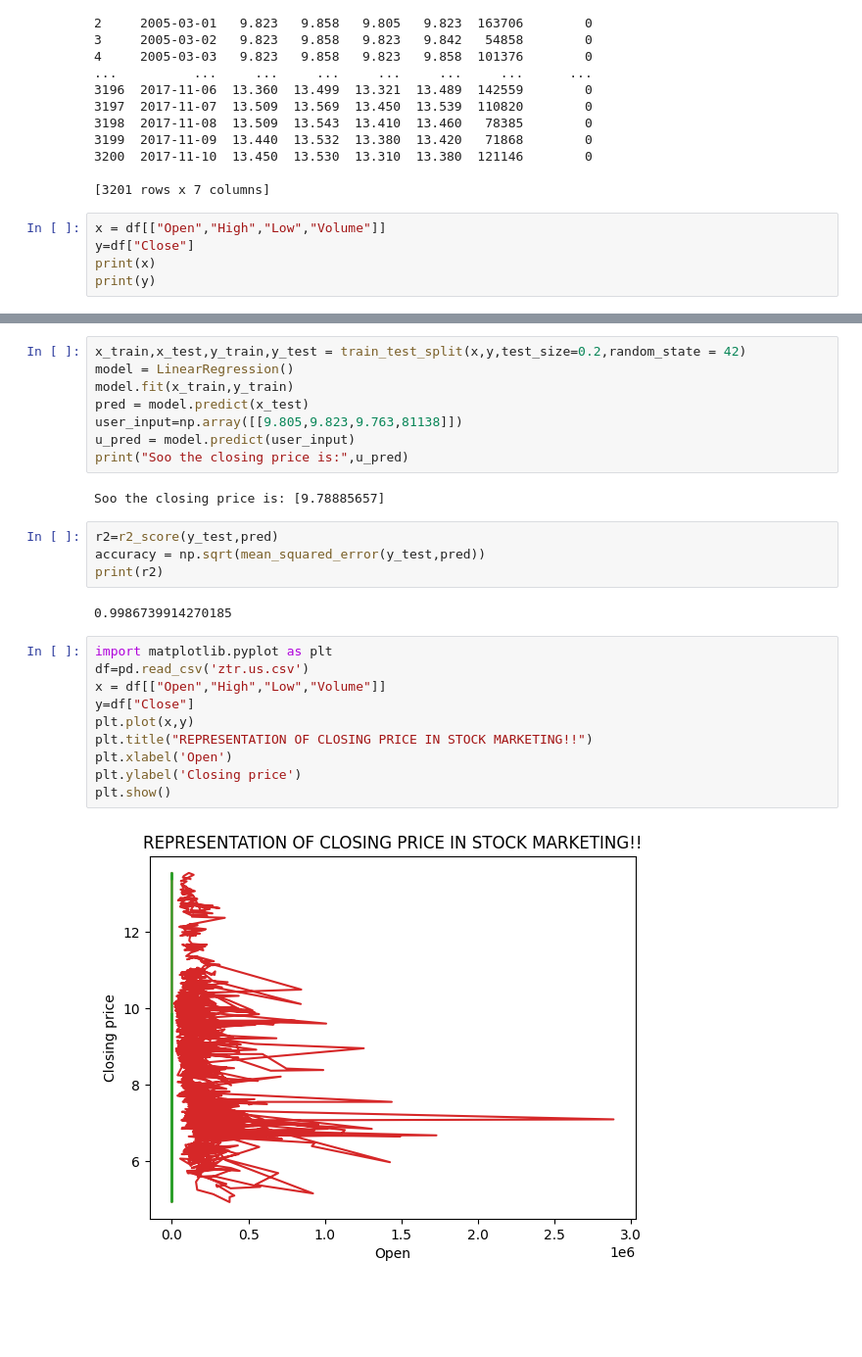
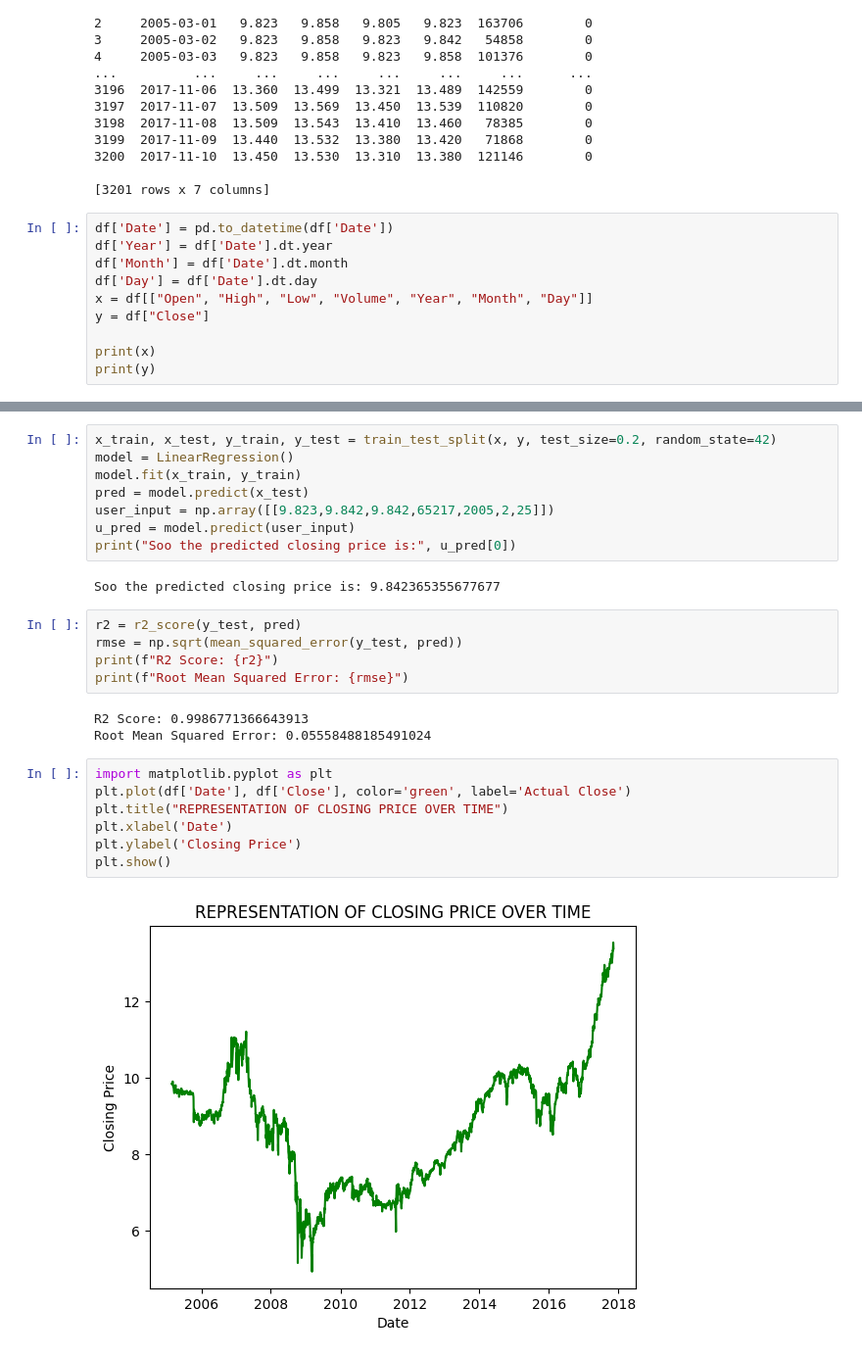
Before and after one commit to Saisneha0209/Machine-Learning, a Jupyter notebook: Stock_Market_Prediction.ipynb, the cells around one changed output, grey strips where cells are left out. Shown at 98% size. Saved outputs shown, nothing was run; the diff lists cells and outputs as text; blank space fills up the shorter version.

```diff
--- a/Stock_Market_Prediction.ipynb
+++ b/Stock_Market_Prediction.ipynb
@@ -27,8 +27,13 @@ print(df)
 
 [3201 rows x 7 columns]
 # %%
-x = df[["Open","High","Low","Volume"]]
-y=df["Close"]
+df['Date'] = pd.to_datetime(df['Date'])
+df['Year'] = df['Date'].dt.year
+df['Month'] = df['Date'].dt.month
+df['Day'] = df['Date'].dt.day
+x = df[["Open", "High", "Low", "Volume", "Year", "Month", "Day"]]
+y = df["Close"]
+
 print(x)
 print(y)
 # %% [output]
@@ -50,30 +55,29 @@ print(y)
 3200    13.380
 Name: Close, Length: 3201, dtype: float64
 # %%
-x_train,x_test,y_train,y_test = train_test_split(x,y,test_size=0.2,random_state = 42)
+x_train, x_test, y_train, y_test = train_test_split(x, y, test_size=0.2, random_state=42)
 model = LinearRegression()
-model.fit(x_train,y_train)
+model.fit(x_train, y_train)
 pred = model.predict(x_test)
-user_input=np.array([[9.805,9.823,9.763,81138]])
+user_input = np.array([[9.823,9.842,9.842,65217,2005,2,25]])
 u_pred = model.predict(user_input)
-print("Soo the closing price is:",u_pred)
+print("Soo the predicted closing price is:", u_pred[0])
 # %% [output]
-Soo the closing price is: [9.78885657]
+Soo the predicted closing price is: 9.842365355677677
 # %%
-r2=r2_score(y_test,pred)
-accuracy = np.sqrt(mean_squared_error(y_test,pred))
-print(r2)
+r2 = r2_score(y_test, pred)
+rmse = np.sqrt(mean_squared_error(y_test, pred))
+print(f"R2 Score: {r2}")
+print(f"Root Mean Squared Error: {rmse}")
 # %% [output]
-0.9986739914270185
+R2 Score: 0.9986771366643913
+Root Mean Squared Error: 0.05558488185491024
 # %%
 import matplotlib.pyplot as plt
-df=pd.read_csv('ztr.us.csv')
-x = df[["Open","High","Low","Volume"]]
-y=df["Close"]
-plt.plot(x,y)
-plt.title("REPRESENTATION OF CLOSING PRICE IN STOCK MARKETING!!")
-plt.xlabel('Open')
-plt.ylabel('Closing price')
+plt.plot(df['Date'], df['Close'], color='green', label='Actual Close')
+plt.title("REPRESENTATION OF CLOSING PRICE OVER TIME")
+plt.xlabel('Date')
+plt.ylabel('Closing Price')
 plt.show()
 # %% [output]
-[figure, old version]
+[figure, new version]
```
Also changed, not shown: parts of 6 cells of this notebook.
